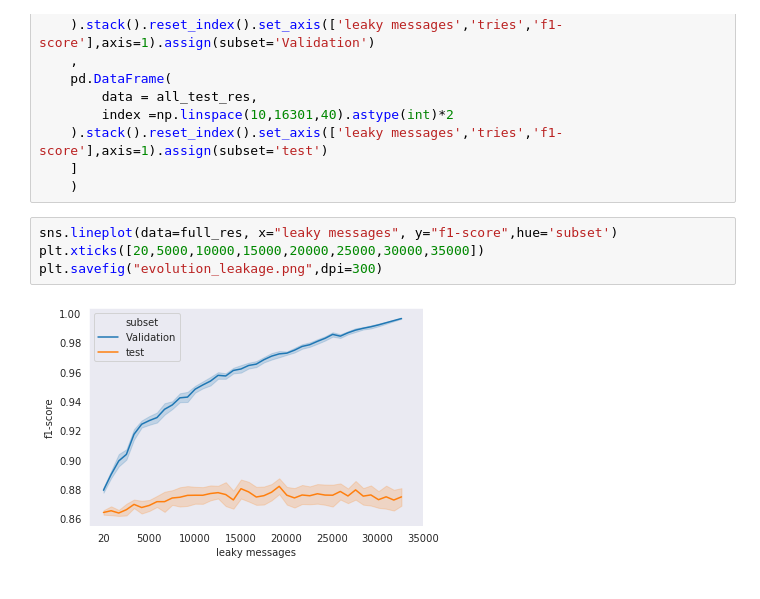
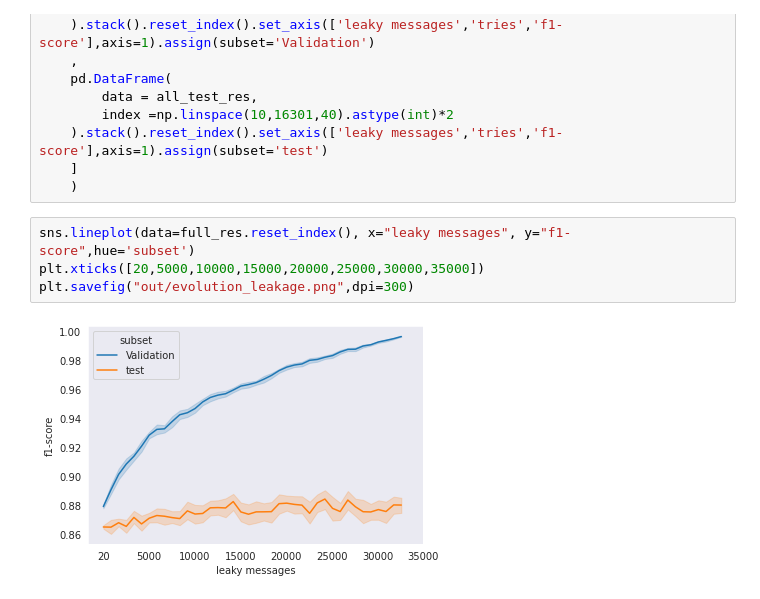
Before and after one commit to mohammedLamine/Spatial-and-temporal-cross-validation-strategy-for-misbehavior-detection-in-C-ITS, a Jupyter notebook: VEREMI misbehavior detection- data leakage investigation.ipynb, the cells around one changed output. Cells and saved outputs as stored; diff of their text form.

```diff
--- a/VEREMI misbehavior detection- data leakage investigation.ipynb
+++ b/VEREMI misbehavior detection- data leakage investigation.ipynb
@@ -138,8 +166,8 @@ full_res=pd.concat([
     ]
     )
 # %%
-sns.lineplot(data=full_res, x="leaky messages", y="f1-score",hue='subset')
+sns.lineplot(data=full_res.reset_index(), x="leaky messages", y="f1-score",hue='subset')
 plt.xticks([20,5000,10000,15000,20000,25000,30000,35000])
-plt.savefig("evolution_leakage.png",dpi=300)
+plt.savefig("out/evolution_leakage.png",dpi=300)
 # %% [output]
-[figure, old version]
+[figure, new version]
```
Also changed, not shown: parts of 9 cells of this notebook, 24 other files.
